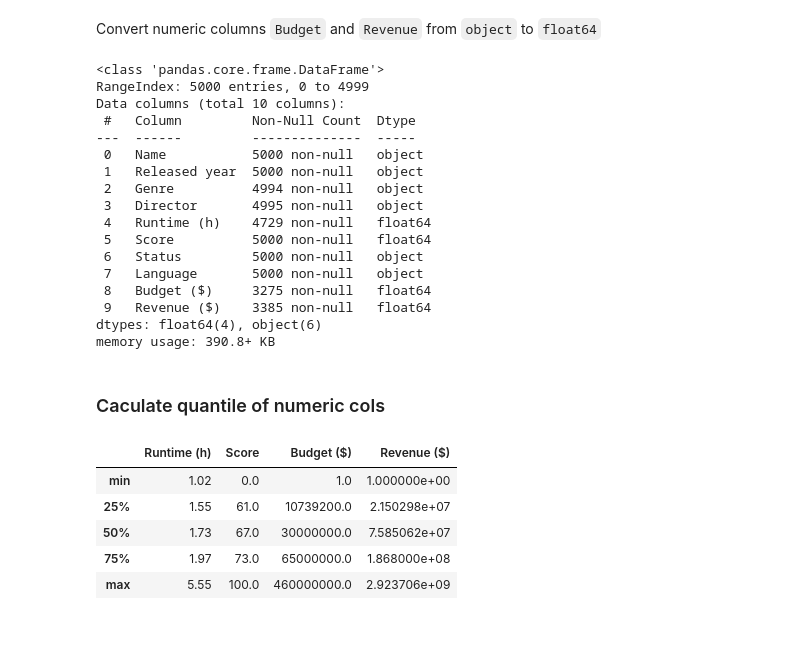
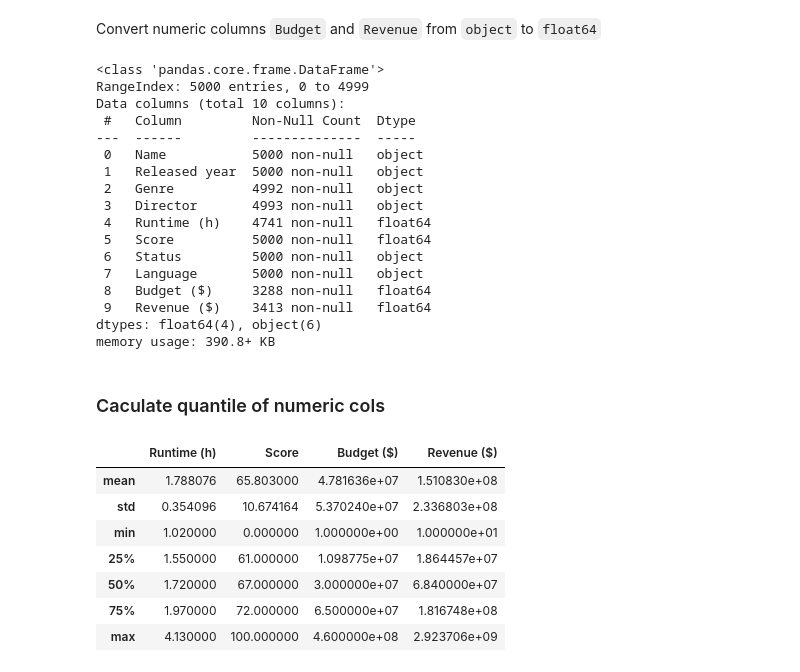
Before and after one commit to gaizzzzz/IntroToDS_FinalProject, a Jupyter notebook: _Old_version/Preprocessed.ipynb, the cells around one changed output. Cells and saved outputs as stored; diff of their text form; code cells hidden in the pictures; blank space fills up the shorter version.

```diff
--- a/_Old_version/Preprocessed.ipynb
+++ b/_Old_version/Preprocessed.ipynb
@@ -2,7 +2,7 @@
 import numpy as np
 import pandas as pd
 # %%
-movie_df=pd.read_csv('movie.csv')
+movie_df=pd.read_csv('../data/movies.csv')
 movie_df
 # %% [output]
 |  | Name | Released year | Genre | Director | Runtime | Score | Status | Language | Budget | Revenue |
@@ -153,30 +153,31 @@ Data columns (total 10 columns):
 ---  ------         --------------  -----
  0   Name           5000 non-null   object
  1   Released year  5000 non-null   object
- 2   Genre          4994 non-null   object
- 3   Director       4995 non-null   object
- 4   Runtime (h)    4729 non-null   float64
+ 2   Genre          4992 non-null   object
+ 3   Director       4993 non-null   object
+ 4   Runtime (h)    4741 non-null   float64
  5   Score          5000 non-null   float64
  6   Status         5000 non-null   object
  7   Language       5000 non-null   object
- 8   Budget ($)     3275 non-null   float64
- 9   Revenue ($)    3385 non-null   float64
+ 8   Budget ($)     3288 non-null   float64
+ 9   Revenue ($)    3413 non-null   float64
 dtypes: float64(4), object(6)
 memory usage: 390.8+ KB
 # %% [markdown]
 ### Caculate quantile of numeric cols
 # %%
 numeric_cols=['Runtime (h)','Score','Budget ($)','Revenue ($)']
-numeric_col_profile = movie_df[numeric_cols].quantile([0, 0.25, 0.5, 0.75, 1])
-numeric_col_profile.index = ['min', '25%', '50%', '75%', 'max']
+numeric_col_profile = movie_df[numeric_cols].describe()[1:]
 numeric_col_profile
 # %% [output]
 |  | Runtime (h) | Score | Budget ($) | Revenue ($) |
-| min | 1.02 | 0.0 | 1.0 | 1.000000e+00 |
-| 25% | 1.55 | 61.0 | 10739200.0 | 2.150298e+07 |
-| 50% | 1.73 | 67.0 | 30000000.0 | 7.585062e+07 |
-| 75% | 1.97 | 73.0 | 65000000.0 | 1.868000e+08 |
-| max | 5.55 | 100.0 | 460000000.0 | 2.923706e+09 |
+| mean | 1.788076 | 65.803000 | 4.781636e+07 | 1.510830e+08 |
+| std | 0.354096 | 10.674164 | 5.370240e+07 | 2.336803e+08 |
+| min | 1.020000 | 0.000000 | 1.000000e+00 | 1.000000e+01 |
+| 25% | 1.550000 | 61.000000 | 1.098775e+07 | 1.864457e+07 |
+| 50% | 1.720000 | 67.000000 | 3.000000e+07 | 6.840000e+07 |
+| 75% | 1.970000 | 72.000000 | 6.500000e+07 | 1.816748e+08 |
+| max | 4.130000 | 100.000000 | 4.600000e+08 | 2.923706e+09 |
 # %%
 movie_df[movie_df['Budget ($)']==1] ## check thử cho vui
 # %% [output]
```
Also changed, not shown: parts of 8 cells of this notebook, 24 other files.
